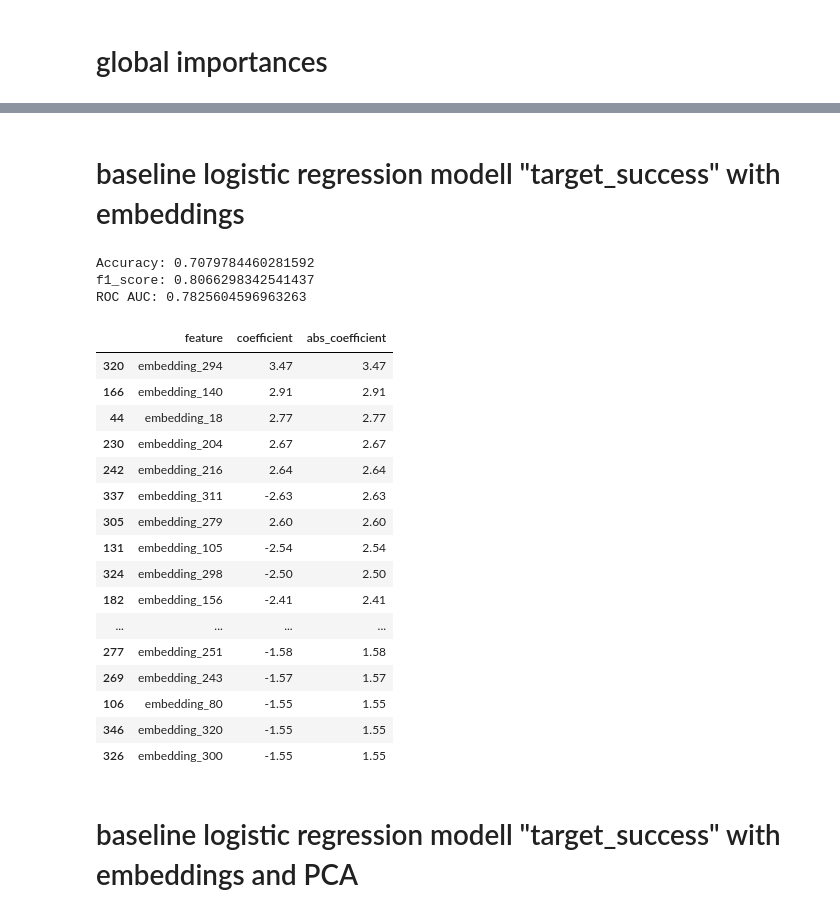
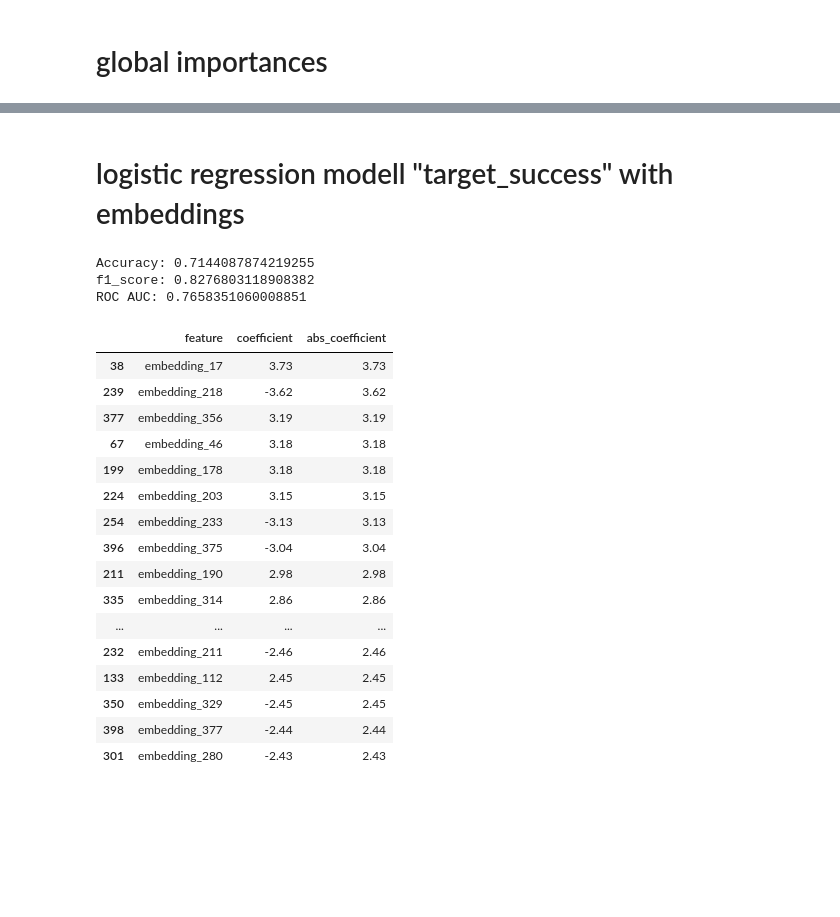
Before and after one commit to Thoericht/llm-sustainability-analysis, a Jupyter notebook: 02_notebooks/04_efficiency_modelling.ipynb, the cells around one changed output, grey strips where cells are left out. Saved outputs shown, nothing was run; the diff lists cells and outputs as text; code cells hidden in the pictures; blank space fills up the shorter version.

```diff
--- a/02_notebooks/04_efficiency_modelling.ipynb
+++ b/02_notebooks/04_efficiency_modelling.ipynb
@@ -316,6 +315,8 @@ FEATURES_SELECTED_v01 = {
         "topic_cat"
         ],
     'num': [
+        "log_first_prompt_tokens",
+        "log_question_count",
         "embedding_novelty",
         "topic_prob",
         "orthographic_error_rate",
@@ -483,5 +495,5 @@ grouped_importance
 # %% [markdown]
-# baseline logistic regression modell "target_success" with embeddings
+# logistic regression modell "target_success" with embeddings
 # %%
 # tabular pipeline
 tabular_pipeline = ColumnTransformer(
@@ -491,18 +503,18 @@ tabular_pipeline = ColumnTransformer(
                    FEATURES_SELECTED_v01['cat']), ], remainder="drop" )
 
 # tabular features
-df_train_tab = tabular_pipeline.fit_transform(df_train[features_cols])
-df_test_tab = tabular_pipeline.transform(df_test[features_cols])
+df_train_tab = tabular_pipeline.fit_transform(x_train_df[features_cols])
+df_test_tab = tabular_pipeline.transform(x_test_df[features_cols])
 
 # add embeddings
-features_train = np.hstack([df_train_tab, features_train_emb])
-features_test = np.hstack([df_test_tab, features_test_emb])
+features_train = np.hstack([df_train_tab, x_train_emb])
+features_test = np.hstack([df_test_tab, x_test_emb])
 
 # initiate model
-model_reg_03 = LogisticRegression(random_state=42, max_iter=2000, class_weight="balanced", solver="saga")
+model_reg_03 = LogisticRegression(max_iter=2000, class_weight="balanced", solver="saga")
 
 # fit modell
-model_reg_03.fit(features_train, df_train["target_success"])
+model_reg_03.fit(features_train, x_train_df["target_success_refusal"])
 
 
 # predict
@@ -511,53 +523,51 @@ target_test_success_proba = model_reg_03.predict_proba(features_test)[:, 1]
 
 
 # metrics
-print("Accuracy:", accuracy_score(df_test["target_success"], target_test_success_pred))
-print("f1_score:", f1_score(df_test["target_success"], target_test_success_pred))
-print("ROC AUC:", roc_auc_score(df_test["target_success"], target_test_success_proba))
+print("Accuracy:", accuracy_score(x_test_df["target_success_refusal"], target_test_success_pred))
+print("f1_score:", f1_score(x_test_df["target_success_refusal"], target_test_success_pred))
+print("ROC AUC:", roc_auc_score(x_test_df["target_success_refusal"], target_test_success_proba))
 # %% [output]
-Accuracy: 0.7079784460281592
-f1_score: 0.8066298342541437
-ROC AUC: 0.7825604596963263
+Accuracy: 0.7144087874219255
+f1_score: 0.8276803118908382
+ROC AUC: 0.7658351060008851
 # %%
 # names of features
 
 tabular_feature_names = tabular_pipeline.get_feature_names_out()
 
 embedding_feature_names = [
     f"embedding_{i}"
-    for i in range(features_train_emb.shape[1])
+    for i in range(x_train_emb.shape[1])
 ]
 
 all_feature_names = np.concatenate([
     tabular_feature_names,
     embedding_feature_names
 ])
 
 coef_df = pd.DataFrame({
     "feature": all_feature_names,
     "coefficient": model_reg_03.coef_[0]
 })
 
 coef_df["abs_coefficient"] = coef_df["coefficient"].abs()
 
-coef_df.sort_values("abs_coefficient", ascending=False).head(50)
+coef_df.sort_values("abs_coefficient", ascending=False).head(20)
 # %% [output]
 |  | feature | coefficient | abs_coefficient |
-| 320 | embedding_294 | 3.47 | 3.47 |
-| 166 | embedding_140 | 2.91 | 2.91 |
-| 44 | embedding_18 | 2.77 | 2.77 |
-| 230 | embedding_204 | 2.67 | 2.67 |
-| 242 | embedding_216 | 2.64 | 2.64 |
-| 337 | embedding_311 | -2.63 | 2.63 |
-| 305 | embedding_279 | 2.60 | 2.60 |
-| 131 | embedding_105 | -2.54 | 2.54 |
-| 324 | embedding_298 | -2.50 | 2.50 |
-| 182 | embedding_156 | -2.41 | 2.41 |
+| 38 | embedding_17 | 3.73 | 3.73 |
+| 239 | embedding_218 | -3.62 | 3.62 |
+| 377 | embedding_356 | 3.19 | 3.19 |
+| 67 | embedding_46 | 3.18 | 3.18 |
+| 199 | embedding_178 | 3.18 | 3.18 |
+| 224 | embedding_203 | 3.15 | 3.15 |
+| 254 | embedding_233 | -3.13 | 3.13 |
+| 396 | embedding_375 | -3.04 | 3.04 |
+| 211 | embedding_190 | 2.98 | 2.98 |
+| 335 | embedding_314 | 2.86 | 2.86 |
 | ... | ... | ... | ... |
-| 277 | embedding_251 | -1.58 | 1.58 |
-| 269 | embedding_243 | -1.57 | 1.57 |
-| 106 | embedding_80 | -1.55 | 1.55 |
-| 346 | embedding_320 | -1.55 | 1.55 |
-| 326 | embedding_300 | -1.55 | 1.55 |
+| 232 | embedding_211 | -2.46 | 2.46 |
+| 133 | embedding_112 | 2.45 | 2.45 |
+| 350 | embedding_329 | -2.45 | 2.45 |
+| 398 | embedding_377 | -2.44 | 2.44 |
+| 301 | embedding_280 | -2.43 | 2.43 |
-# %% [markdown]
-# baseline logistic regression modell "target_success" with embeddings and PCA
```
Also changed, not shown: parts of 13 cells of this notebook.
